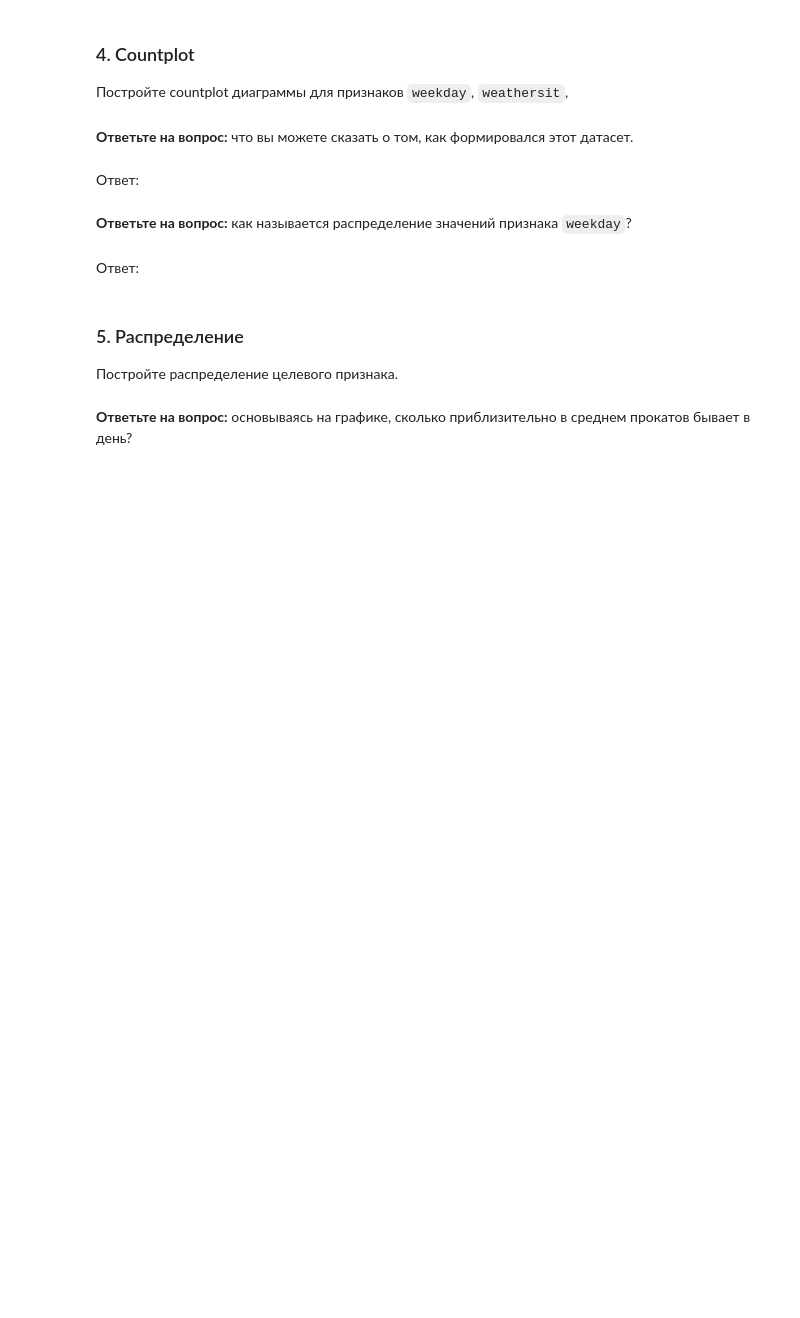
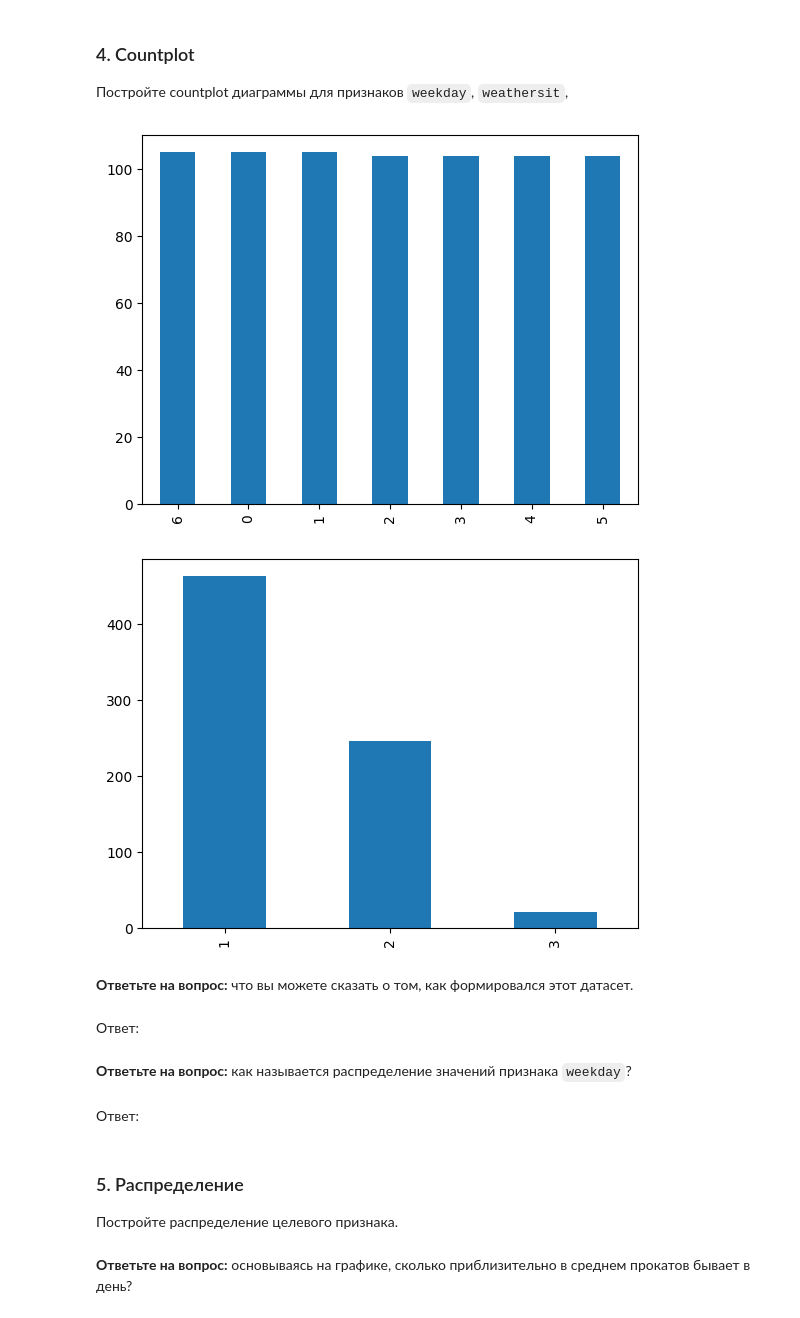
Before and after one commit to maxfraid/compmathsystem, a Jupyter notebook: Копия_блокнота_"Практическая_работа_№5_Библиотека_Pandas_ipynb".ipynb, the cells around one changed output. Drawn from its saved outputs; the diff is of its cells as text; code cells hidden in the pictures; blank space fills up the shorter version.

```diff
--- a/Копия_блокнота_"Практическая_работа_№5_Библиотека_Pandas_ipynb".ipynb
+++ b/Копия_блокнота_"Практическая_работа_№5_Библиотека_Pandas_ipynb".ipynb
@@ -406,6 +447,17 @@ _(чем больше значение, тем больше прокатов и
 ### 4. Countplot
 
 Постройте countplot диаграммы для признаков `weekday`, `weathersit`,
+# %%
+wekks = df['weekday'].value_counts()
+weathsit = df['weathersit'].value_counts()
+
+wekks.plot(kind='bar')
+plt.show()
+weathsit.plot(kind='bar')
+plt.show()
+# %% [output]
+[figure, added]
+[figure, added]
 # %% [markdown]
 **Ответьте на вопрос:** что вы можете сказать о том, как формировался этот датасет.
 # %% [markdown]
```
Also changed, not shown: parts of 14 cells of this notebook.
